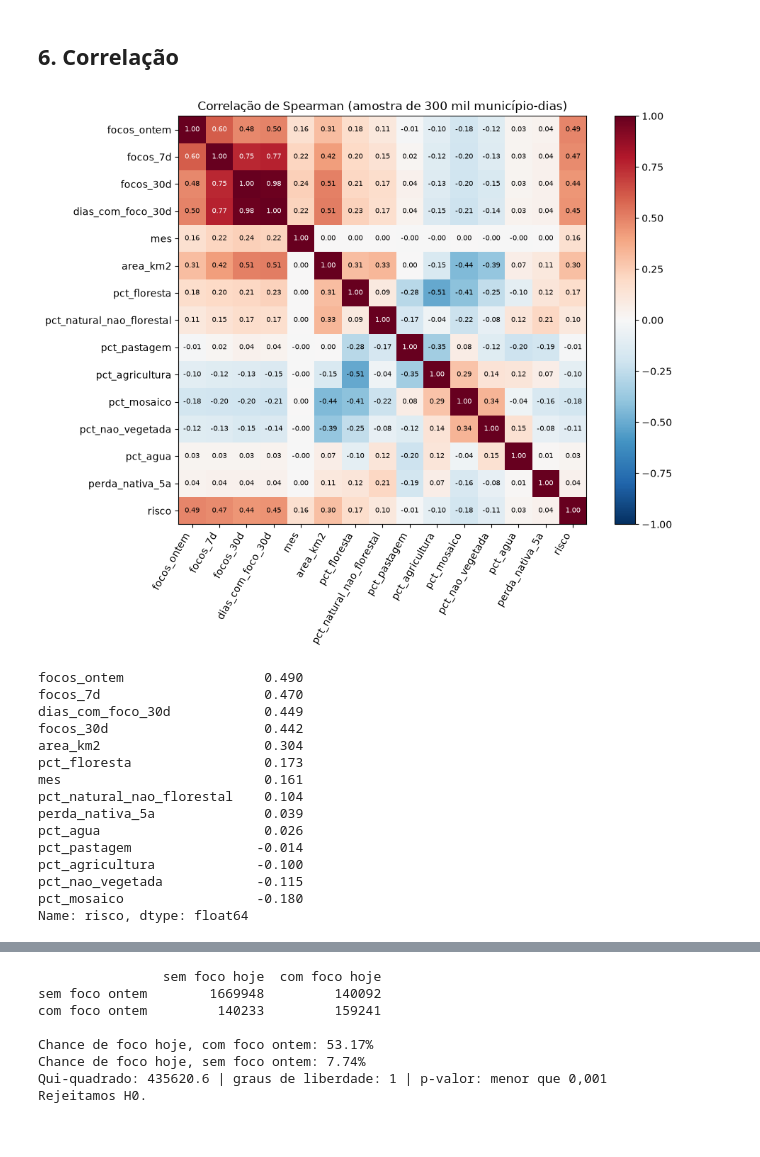
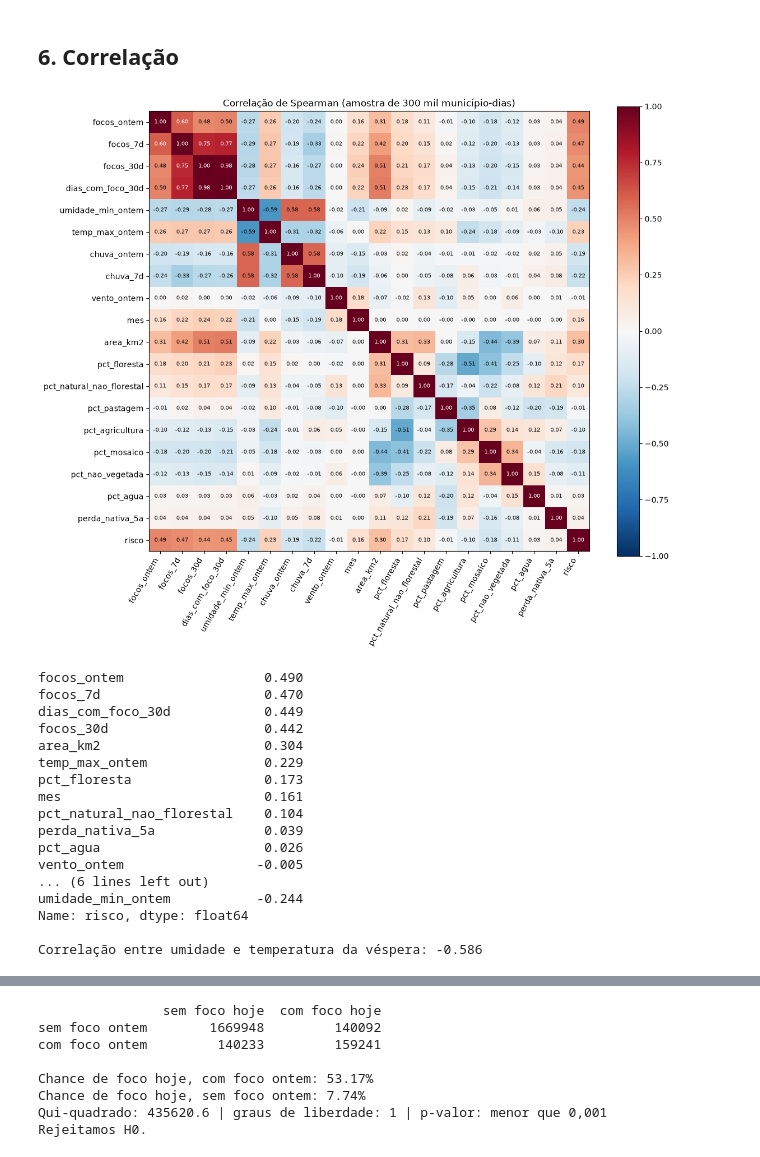
Before and after one commit to heliogil/risco-incendio-municipio, a Jupyter notebook: 01_eda.ipynb, the cells around one changed output, grey strips where cells are left out. Cells and saved outputs as stored; diff of their text form; code cells hidden in the pictures.

```diff
--- a/01_eda.ipynb
+++ b/01_eda.ipynb
@@ -49,15 +66,17 @@ resumo
 # %%
-fig, eixo = plt.subplots(figsize=(10, 2.6))
+fig, eixo = plt.subplots(figsize=(10, 3.4))
 periodos = [('MapBiomas (1985 a 2021, anual; só o fim aparece)', '2019-01-01', '2021-12-31', CINZA),
             ('Queimadas', '2024-01-01', '2025-02-12', VERMELHO),
-            ('BDMEP (clima)', '2025-01-01', '2025-06-30', AZUL)]
+            ('BDMEP (clima, fornecido)', '2025-01-01', '2025-06-30', AZUL),
+            ('INMET 2024 (clima, complemento)', '2024-01-01', '2024-12-31', LARANJA)]
 for i, (nome, ini, fim, cor) in enumerate(periodos):
     ini, fim = pd.Timestamp(ini), pd.Timestamp(fim)
     eixo.barh(i, (fim - ini).days, left=ini, color=cor, height=0.5)
-    eixo.text(ini, i + 0.38, nome, fontsize=9)
+    eixo.text(ini, i + 0.3, nome, fontsize=8.5)
 eixo.axvspan(pd.Timestamp('2025-01-01'), pd.Timestamp('2025-02-12'), color='black', alpha=0.12)
 eixo.set_yticks([])
-eixo.set_title('Período coberto por cada base (faixa cinza: queimadas e clima juntos)')
+eixo.set_ylim(-0.5, len(periodos) - 0.1)
+eixo.set_title('Período de cada base (faixa cinza: queimadas e BDMEP fornecido juntos)')
 plt.tight_layout()
 plt.show()
 
@@ -654,48 +932,52 @@ print(q('''SELECT count(*) FILTER (WHERE focos_ontem IS NULL) AS sem_historico,
 # %% [markdown]
 ## 6. Correlação
 # %%
-features = ['focos_ontem', 'focos_7d', 'focos_30d', 'dias_com_foco_30d', 'mes', 'area_km2',
-            'pct_floresta', 'pct_natural_nao_florestal', 'pct_pastagem', 'pct_agricultura',
-            'pct_mosaico', 'pct_nao_vegetada', 'pct_agua', 'perda_nativa_5a']
+features = ['focos_ontem', 'focos_7d', 'focos_30d', 'dias_com_foco_30d', 'umidade_min_ontem', 'temp_max_ontem',
+            'chuva_ontem', 'chuva_7d', 'vento_ontem', 'mes', 'area_km2', 'pct_floresta', 'pct_natural_nao_florestal',
+            'pct_pastagem', 'pct_agricultura', 'pct_mosaico', 'pct_nao_vegetada', 'pct_agua', 'perda_nativa_5a']
 amostra = q(f'''
     SELECT {', '.join(features)}, CASE nivel_risco WHEN 'Baixo' THEN 0 WHEN 'Médio' THEN 1 ELSE 2 END AS risco
     FROM grade USING SAMPLE 300000 ROWS (reservoir, 12345)
 ''')
 correlacao = amostra.corr(method='spearman')
 
-fig, eixo = plt.subplots(figsize=(10, 8))
+fig, eixo = plt.subplots(figsize=(12, 10))
 imagem = eixo.imshow(correlacao, cmap='RdBu_r', vmin=-1, vmax=1)
 rotulos = list(correlacao.columns)
 eixo.set_xticks(range(len(rotulos)))
 eixo.set_xticklabels(rotulos, rotation=60, ha='right')
 eixo.set_yticks(range(len(rotulos)))
 eixo.set_yticklabels(rotulos)
 for i in range(len(rotulos)):
     for j in range(len(rotulos)):
         valor = correlacao.iloc[i, j]
         eixo.text(j, i, f'{valor:.2f}', ha='center', va='center', fontsize=7,
                   color='white' if abs(valor) > 0.6 else 'black')
 fig.colorbar(imagem)
 plt.title('Correlação de Spearman (amostra de 300 mil município-dias)')
 plt.tight_layout()
 plt.show()
 
 print(correlacao['risco'].drop('risco').sort_values(ascending=False).round(3))
+print()
+print(f"Correlação entre umidade e temperatura da véspera: {correlacao.loc['umidade_min_ontem', 'temp_max_ontem']:.3f}")
 # %% [output]
-[figure, old version]
+[figure, new version]
 focos_ontem                  0.490
 focos_7d                     0.470
 dias_com_foco_30d            0.449
 focos_30d                    0.442
 area_km2                     0.304
+temp_max_ontem               0.229
 pct_floresta                 0.173
 mes                          0.161
 pct_natural_nao_florestal    0.104
 perda_nativa_5a              0.039
 pct_agua                     0.026
-pct_pastagem                -0.014
-pct_agricultura             -0.100
-pct_nao_vegetada            -0.115
-pct_mosaico                 -0.180
+vento_ontem                 -0.005
+... (6 lines left out)
+umidade_min_ontem           -0.244
 Name: risco, dtype: float64
+
+Correlação entre umidade e temperatura da véspera: -0.586
 # %% [markdown]
```
Also changed, not shown: parts of 43 cells of this notebook, 7 other files.
